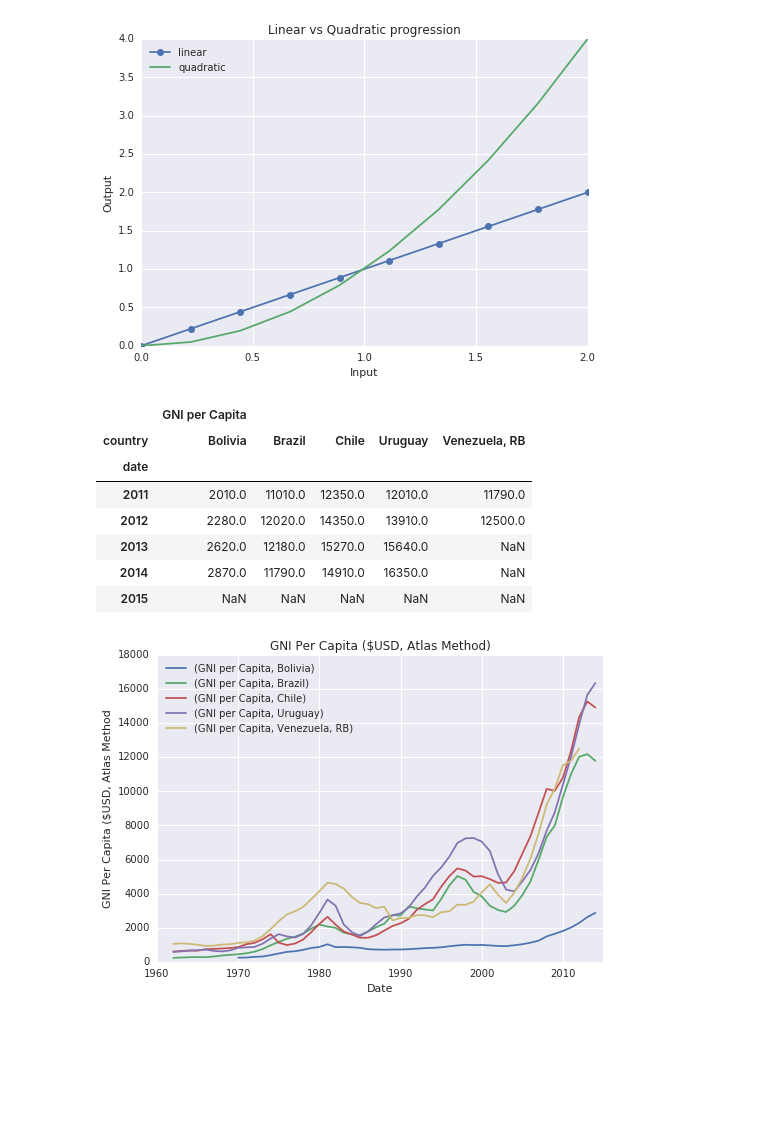
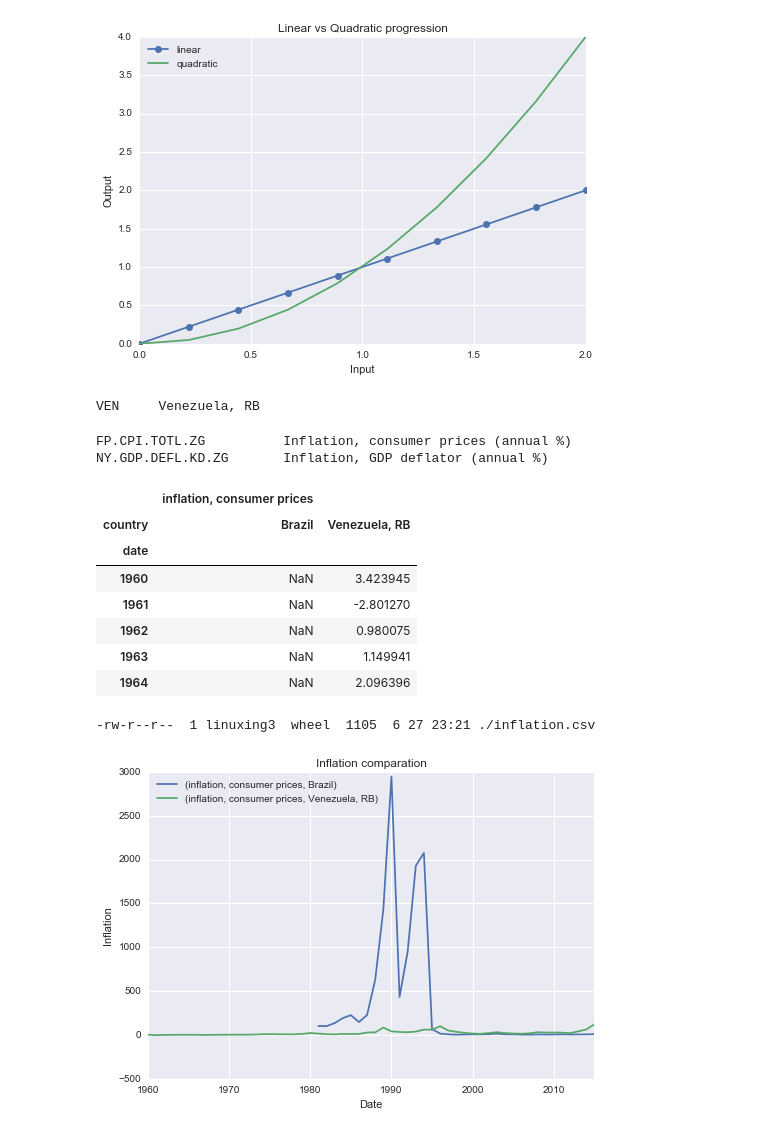
Before and after one commit to linuxing3/data-science-ipython-notebooks, a Jupyter notebook: work/seaborn.ipynb, the cells around one changed output. Cells and saved outputs as stored; diff of their text form; code cells hidden in the pictures; blank space fills up the shorter version.

Commit message:
wbdata

```diff
--- a/work/seaborn.ipynb
+++ b/work/seaborn.ipynb
@@ -10,7 +10,7 @@ import wbdata
 plt.rc('figure', figsize=(10, 5))
 
 # Set seaborn aesthetic parameters to defaults
-seaborn.set()
+sns.set()
 # %%
 x = np.linspace(0, 2, 10)
 
@@ -23,13 +23,22 @@ plt.xlabel('Input')
 plt.ylabel('Output');
 plt.show()
 # %% [output]
-[figure, old version]
+[figure, new version]
 # %%
 #set up the countries I want
-countries = ["CL","UY","BOL","VEN","BRA"]
+countries = ["VEN","BRA"]
 
 #set up the indicator I want (just build up the dict if you want more than one)
-indicators = {'NY.GNP.PCAP.CD':'GNI per Capita'}
+indicators = {'FP.CPI.TOTL.ZG':'inflation, consumer prices'}
+# %%
+wbdata.search_countries("venezuela")
+# %% [output]
+VEN     Venezuela, RB
+# %%
+wbdata.search_indicators("inflation")
+# %% [output]
+FP.CPI.TOTL.ZG          Inflation, consumer prices (annual %)
+NY.GDP.DEFL.KD.ZG       Inflation, GDP deflator (annual %)
 # %%
 #allcountries = wbdata.get_country()
 # %%
@@ -43,13 +52,22 @@ df = wbdata.get_dataframe(indicators, country=countries, convert_date=False)
 #df is "pivoted", pandas' unstack fucntion helps reshape it into something plottable
 dfu = df.unstack(level=0)
 # %%
-dfu.tail()
+dfu.head()
 # %% [output]
-|  | GNI per Capita |  |  |  |  |
-| country | Bolivia | Brazil | Chile | Uruguay | Venezuela, RB |
-| date |  |  |  |  |  |
-| 2011 | 2010.0 | 11010.0 | 12350.0 | 12010.0 | 11790.0 |
-| 2012 | 2280.0 | 12020.0 | 14350.0 | 13910.0 | 12500.0 |
-| 2013 | 2620.0 | 12180.0 | 15270.0 | 15640.0 | NaN |
-| 2014 | 2870.0 | 11790.0 | 14910.0 | 16350.0 | NaN |
-| 2015 | NaN | NaN | NaN | NaN | NaN |
+|  | inflation, consumer prices |  |
+| country | Brazil | Venezuela, RB |
+| date |  |  |
+| 1960 | NaN | 3.423945 |
+| 1961 | NaN | -2.801270 |
+| 1962 | NaN | 0.980075 |
+| 1963 | NaN | 1.149941 |
+| 1964 | NaN | 2.096396 |
+# %%
+df_1 = dfu[30:]
+df_1.to_csv('inflation.csv',
+            encoding='utf-8',
+            index=True,
+            header=True)
+!ls -l ./inflation.csv
+# %% [output]
+-rw-r--r--  1 linuxing3  wheel  1105  6 27 23:21 ./inflation.csv
@@ -56,8 +77,9 @@ dfu.tail()
 # %%
 # a simple matplotlib plot with legend, labels and a title
 dfu.plot();
 plt.legend(loc='best');
-plt.title("GNI Per Capita ($USD, Atlas Method)");
-plt.xlabel('Date'); plt.ylabel('GNI Per Capita ($USD, Atlas Method');
+plt.title("Inflation comparation");
+plt.xlabel('Date');
+plt.ylabel('Inflation');
 # %% [output]
-[figure, old version]
+[figure, new version]
```
Also changed, not shown: parts of 2 cells of this notebook, 7 other files.
